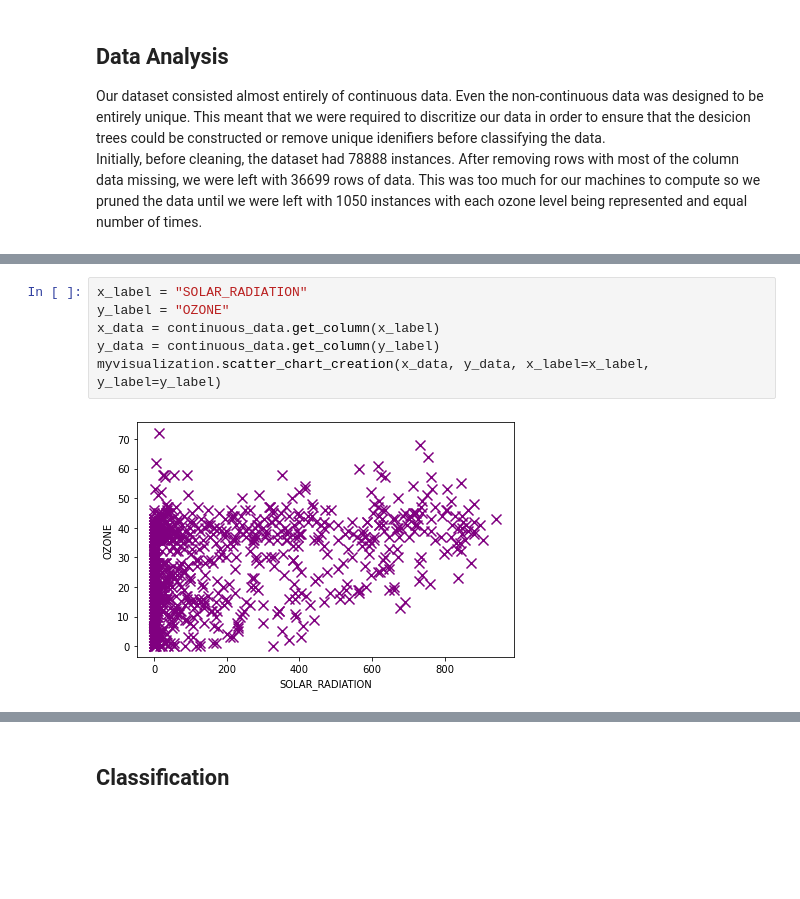
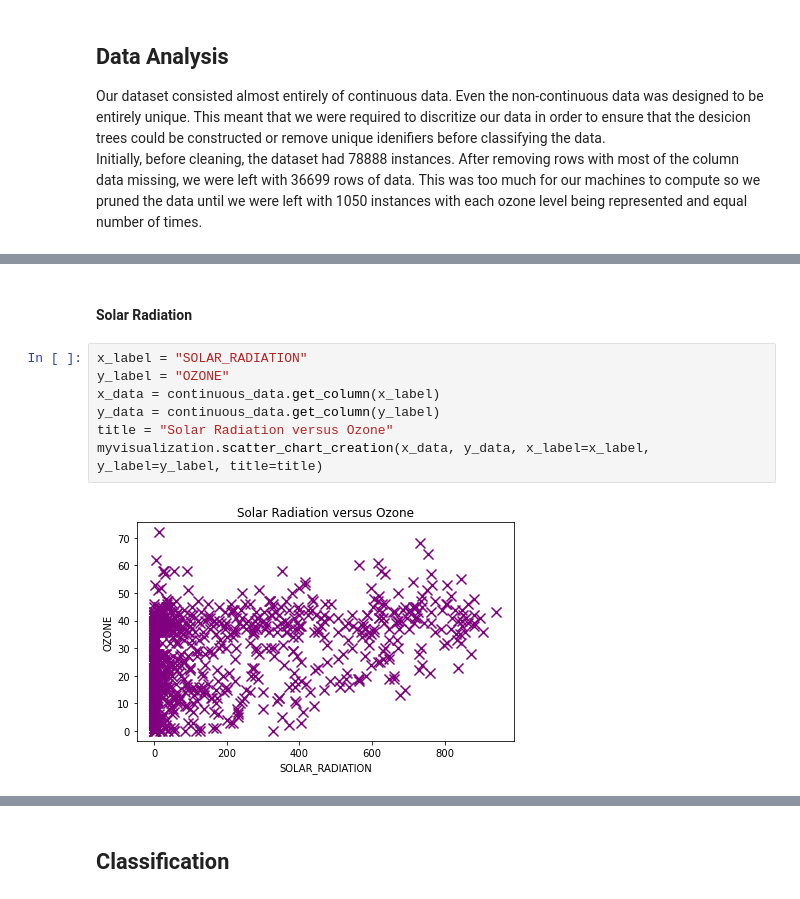
Before and after one commit to rdurnil/cpsc322project, a Jupyter notebook: technical_report.ipynb, the cells around one changed output, grey strips where cells are left out. Drawn from its saved outputs; the diff is of its cells as text; blank space fills up the shorter version.

Commit message:
Worked on the techincal report and got most of the Data Analysis completed

```diff
--- a/technical_report.ipynb
+++ b/technical_report.ipynb
@@ -44,8 +89,11 @@ myvisualization.scatter_chart_creation(x_data, y_data, x_label=x_label, y_label=
+# %% [markdown]
+#### Solar Radiation
 # %%
 x_label = "SOLAR_RADIATION"
 y_label = "OZONE"
 x_data = continuous_data.get_column(x_label)
 y_data = continuous_data.get_column(y_label)
-myvisualization.scatter_chart_creation(x_data, y_data, x_label=x_label, y_label=y_label)
+title = "Solar Radiation versus Ozone"
+myvisualization.scatter_chart_creation(x_data, y_data, x_label=x_label, y_label=y_label, title=title)
 # %% [output]
-[figure, old version]
+[figure, new version]
```
Also changed, not shown: parts of 35 cells of this notebook.
